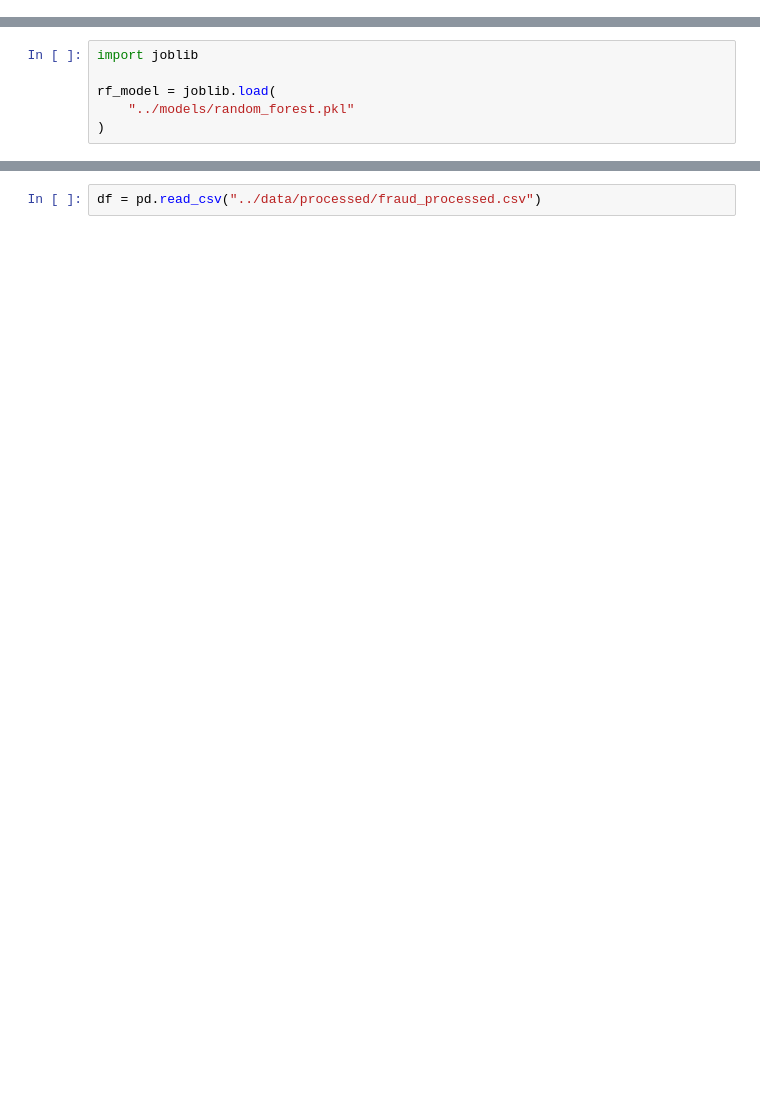
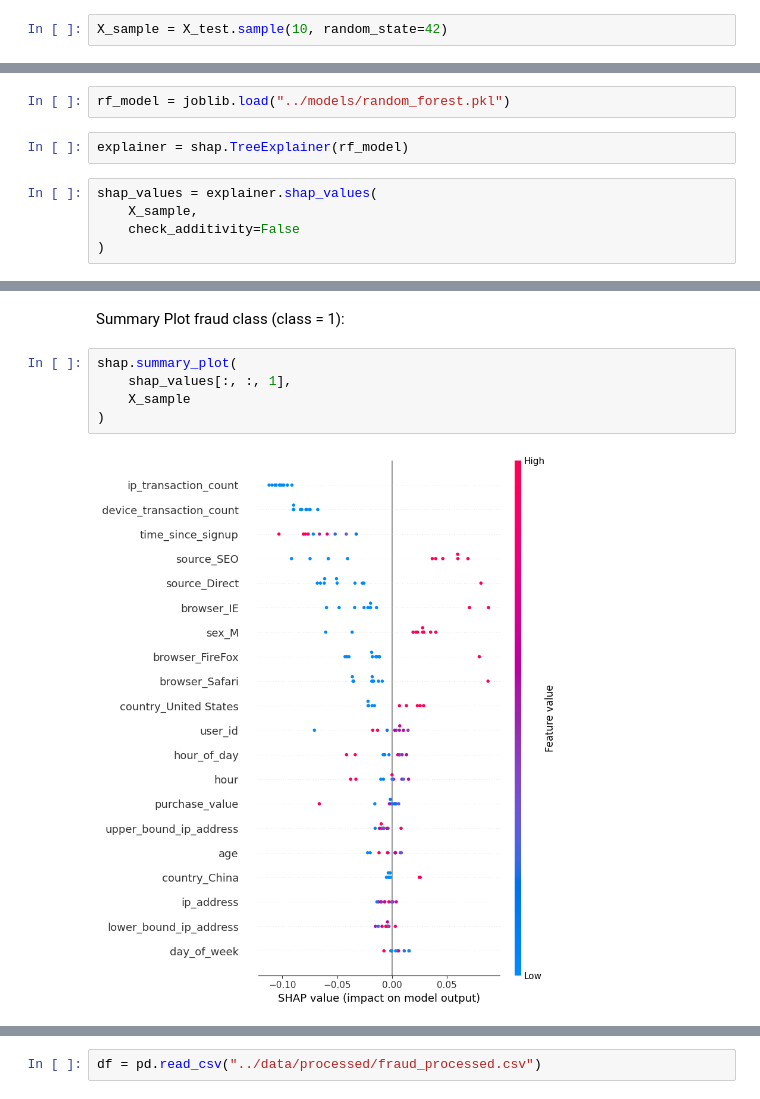
Before and after one commit to redietwogayehu/fraud-detection, a Jupyter notebook: notebooks/shap-explainability.ipynb, the cells around one changed output, grey strips where cells are left out. Drawn from its saved outputs; the diff is of its cells as text; blank space fills up the shorter version.

Commit message:
Implement fraud detection models and SHAP explainability

```diff
--- a/notebooks/shap-explainability.ipynb
+++ b/notebooks/shap-explainability.ipynb
@@ -28,0 +60,2 @@ from sklearn.ensemble import RandomForestClassifier
+# %%
+X_sample = X_test.sample(10, random_state=42)
@@ -29,6 +76,9 @@ from sklearn.ensemble import RandomForestClassifier
 # %%
-import joblib
-
-rf_model = joblib.load(
-    "../models/random_forest.pkl"
-)
+rf_model = joblib.load("../models/random_forest.pkl")
+# %%
+explainer = shap.TreeExplainer(rf_model)
+# %%
+shap_values = explainer.shap_values(
+    X_sample,
+    check_additivity=False
+)
@@ -34,0 +119,10 @@ rf_model = joblib.load(
+# %% [markdown]
+Summary Plot
+fraud class (class = 1):
+# %%
+shap.summary_plot(
+    shap_values[:, :, 1],
+    X_sample
+)
+# %% [output]
+[figure, added]
```
Also changed, not shown: parts of 62 cells of this notebook, 1 other file.
